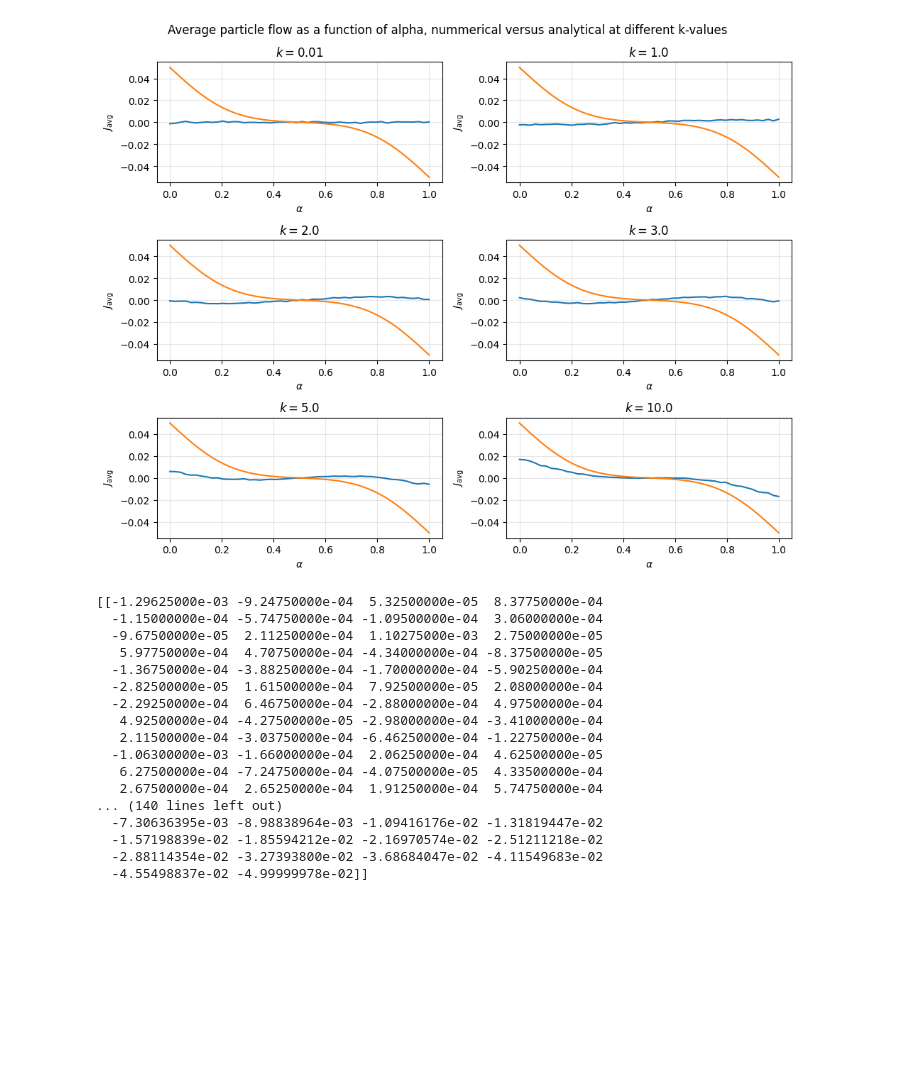
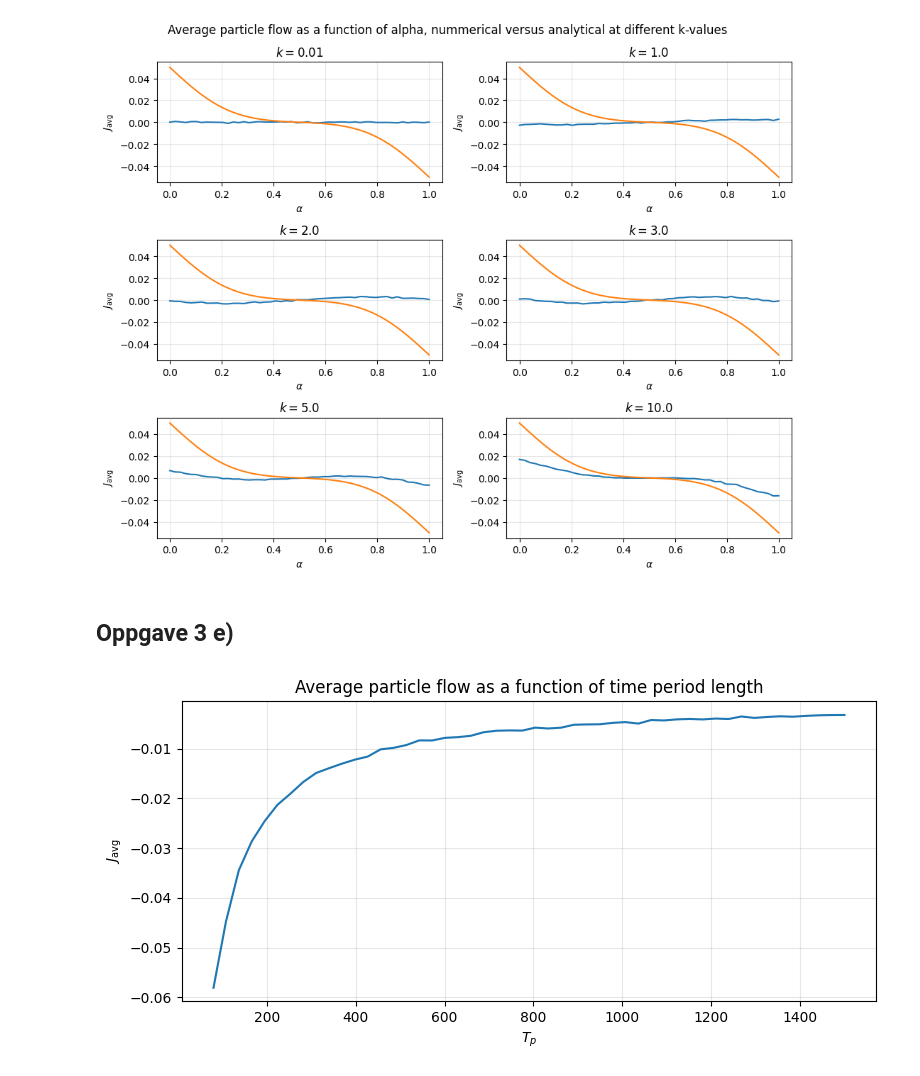
Before and after one commit to KristofferEide06/TMA4320_Project2, a Jupyter notebook: finalized-final-finished-project.ipynb, the cells around one changed output. Drawn from its saved outputs; the diff is of its cells as text; code cells hidden in the pictures; blank space fills up the shorter version.

```diff
--- a/finalized-final-finished-project.ipynb
+++ b/finalized-final-finished-project.ipynb
@@ -347,7 +347,7 @@ analytic_flow_array_3c = np.zeros(len(alpha_array), dtype=np.float64)
 
 # Simulating the J_avg for all values of alpha and adding them to flow arrays for plotting
 for i in range(len(alpha_array)):
-    x, avg_flow = sim_3b(500, 100, alpha_array[i], 1000, 40*100, 100, 200, 300)
+    x, avg_flow = sim_3b(500, 100, alpha_array[i], 1000, 40*100, 0, 100, 200)
     flow_array_3c[i] = avg_flow
     analytic_flow_array_3c[i] = analytic_flow(100, 500, alpha_array[i])
 
@@ -386,23 +386,19 @@ plotter(title_array, np.array([r"$\alpha$" for _ in range(len(k_array))]),
          "Average particle flow as a function of alpha, nummerical versus analytical at different k-values")
 # %% [output]
 [figure]
+# %% [markdown]
+## Oppgave 3 e)
 # %%
-print(flow_arrays)
+# Initializing t_p array with 50 evenly spaced t_p values and empty flow array with same length of type np.float64
+t_p_array = np.int64(np.linspace(80, 1500, 50))
+flow_array_3b = np.zeros(len(t_p_array), dtype=np.float64)
+
+# Simulating the J_avg for all values of t_p and adding them to flow array for plotting
+for i in range(len(t_p_array)):
+    x, avg_flow_3b = sim_3b(t_p_array[i], 100, 0.8, 1000, 40 * 100, 0, 10, 20)
+    flow_array_3b[i] = avg_flow_3b
-# %% [output]
-[[-1.29625000e-03 -9.24750000e-04  5.32500000e-05  8.37750000e-04
-  -1.15000000e-04 -5.74750000e-04 -1.09500000e-04  3.06000000e-04
-  -9.67500000e-05  2.11250000e-04  1.10275000e-03  2.75000000e-05
-   5.97750000e-04  4.70750000e-04 -4.34000000e-04 -8.37500000e-05
-  -1.36750000e-04 -3.88250000e-04 -1.70000000e-04 -5.90250000e-04
-  -2.82500000e-05  1.61500000e-04  7.92500000e-05  2.08000000e-04
-  -2.29250000e-04  6.46750000e-04 -2.88000000e-04  4.97500000e-04
-   4.92500000e-04 -4.27500000e-05 -2.98000000e-04 -3.41000000e-04
-   2.11500000e-04 -3.03750000e-04 -6.46250000e-04 -1.22750000e-04
-  -1.06300000e-03 -1.66000000e-04  2.06250000e-04  4.62500000e-05
-   6.27500000e-04 -7.24750000e-04 -4.07500000e-05  4.33500000e-04
-   2.67500000e-04  2.65250000e-04  1.91250000e-04  5.74750000e-04
-... (140 lines left out)
-  -7.30636395e-03 -8.98838964e-03 -1.09416176e-02 -1.31819447e-02
-  -1.57198839e-02 -1.85594212e-02 -2.16970574e-02 -2.51211218e-02
-  -2.88114354e-02 -3.27393800e-02 -3.68684047e-02 -4.11549683e-02
-  -4.55498837e-02 -4.99999978e-02]]
+# %%
+plotter(np.array(["Average particle flow as a function of time period length"]), np.array([r"$T_p$"]), np.array([r"$J_{\mathrm{avg}}$"]), np.array([t_p_array]), np.array([flow_array_3b]), 1, 1)
+plt.show()
+# %% [output]
+[figure, added]
```
Also changed, not shown: parts of 5 cells of this notebook.
